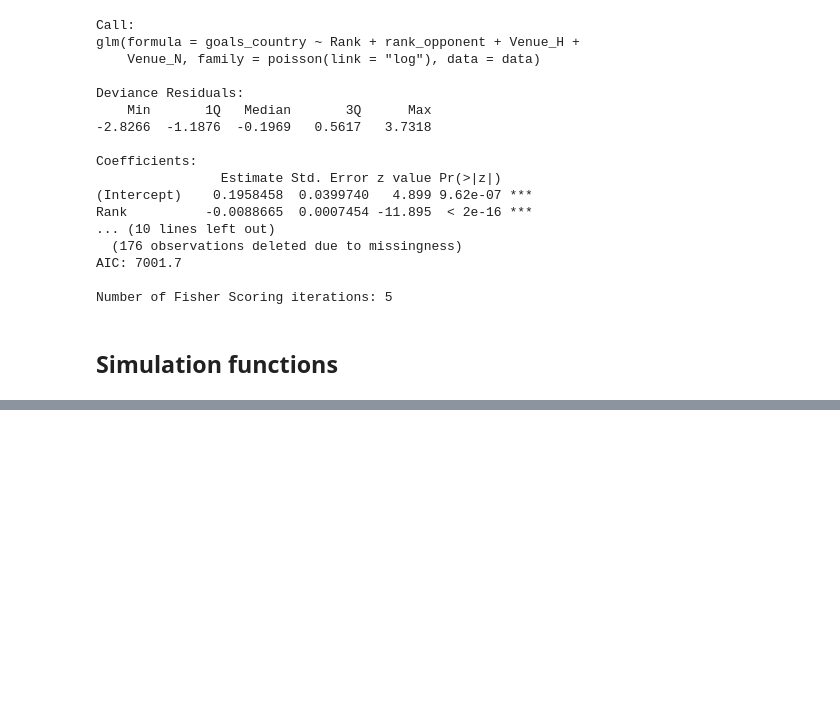
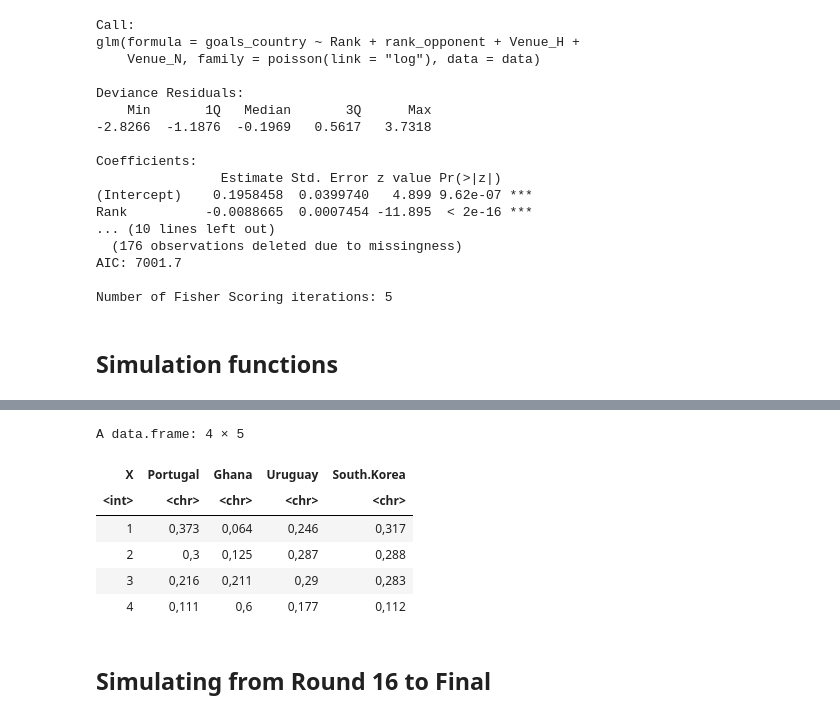
Before and after one commit to denisnaumov0506/FootballAnalyticsProject, a Jupyter notebook: FinalNotebook/finalNotebookFootball.ipynb, the cells around one changed output, grey strips where cells are left out. Saved outputs shown, nothing was run; the diff lists cells and outputs as text; code cells hidden in the pictures; blank space fills up the shorter version.

```diff
--- a/FinalNotebook/finalNotebookFootball.ipynb
+++ b/FinalNotebook/finalNotebookFootball.ipynb
@@ -921,0 +895,9 @@ groupH = simulateGroupPlay(iter = 1000, test, model, 'Portugal', 'Ghana', 'Urugu
+# %%
+groupA = read.csv("https://raw.githubusercontent.com/denisnaumov0506/FootballAnalyticsProject/master/data/GroupResults/groupA_results_football_en.csv", header = T, sep = ";")
+groupB = read.csv("https://raw.githubusercontent.com/denisnaumov0506/FootballAnalyticsProject/master/data/GroupResults/groupB_results_football_en.csv", header = T, sep = ";")
+groupC = read.csv("https://raw.githubusercontent.com/denisnaumov0506/FootballAnalyticsProject/master/data/GroupResults/groupC_results_football_en.csv", header = T, sep = ";")
+groupD = read.csv("https://raw.githubusercontent.com/denisnaumov0506/FootballAnalyticsProject/master/data/GroupResults/groupD_results_football_en.csv", header = T, sep = ";")
+groupE = read.csv("https://raw.githubusercontent.com/denisnaumov0506/FootballAnalyticsProject/master/data/GroupResults/groupE_results_football_en.csv", header = T, sep = ";")
+groupF = read.csv("https://raw.githubusercontent.com/denisnaumov0506/FootballAnalyticsProject/master/data/GroupResults/groupF_results_football_en.csv", header = T, sep = ";")
+groupG = read.csv("https://raw.githubusercontent.com/denisnaumov0506/FootballAnalyticsProject/master/data/GroupResults/groupG_results_football_en.csv", header = T, sep = ";")
+groupH = read.csv("https://raw.githubusercontent.com/denisnaumov0506/FootballAnalyticsProject/master/data/GroupResults/groupH_results_football_en.csv", header = T, sep = ";")
@@ -921,0 +918,19 @@ groupH = simulateGroupPlay(iter = 1000, test, model, 'Portugal', 'Ghana', 'Urugu
+# %%
+groupA #-> 1. Netherlands, 2. Senegal
+groupB #-> 1. England, United States
+groupC #->  1. Argentina, 2. Mexico
+groupD #-> 1.France, 2. Denmark
+groupE #-> 1. Spain, 2. Germany
+groupF #-> 1. Belgium, 2. Morocco
+groupG #-> 1. Brazil, 2. Switzerland
+groupH #-> 1. Portugal, 2. South Korea
+# %% [output]
+A data.frame: 4 × 5
+| X | Portugal | Ghana | Uruguay | South.Korea |
+| <int> | <chr> | <chr> | <chr> | <chr> |
+| 1 | 0,373 | 0,064 | 0,246 | 0,317 |
+| 2 | 0,3 | 0,125 | 0,287 | 0,288 |
+| 3 | 0,216 | 0,211 | 0,29 | 0,283 |
+| 4 | 0,111 | 0,6 | 0,177 | 0,112 |
+# %% [markdown]
+## Simulating from Round 16 to Final
```
Also changed, not shown: parts of 31 cells of this notebook.
